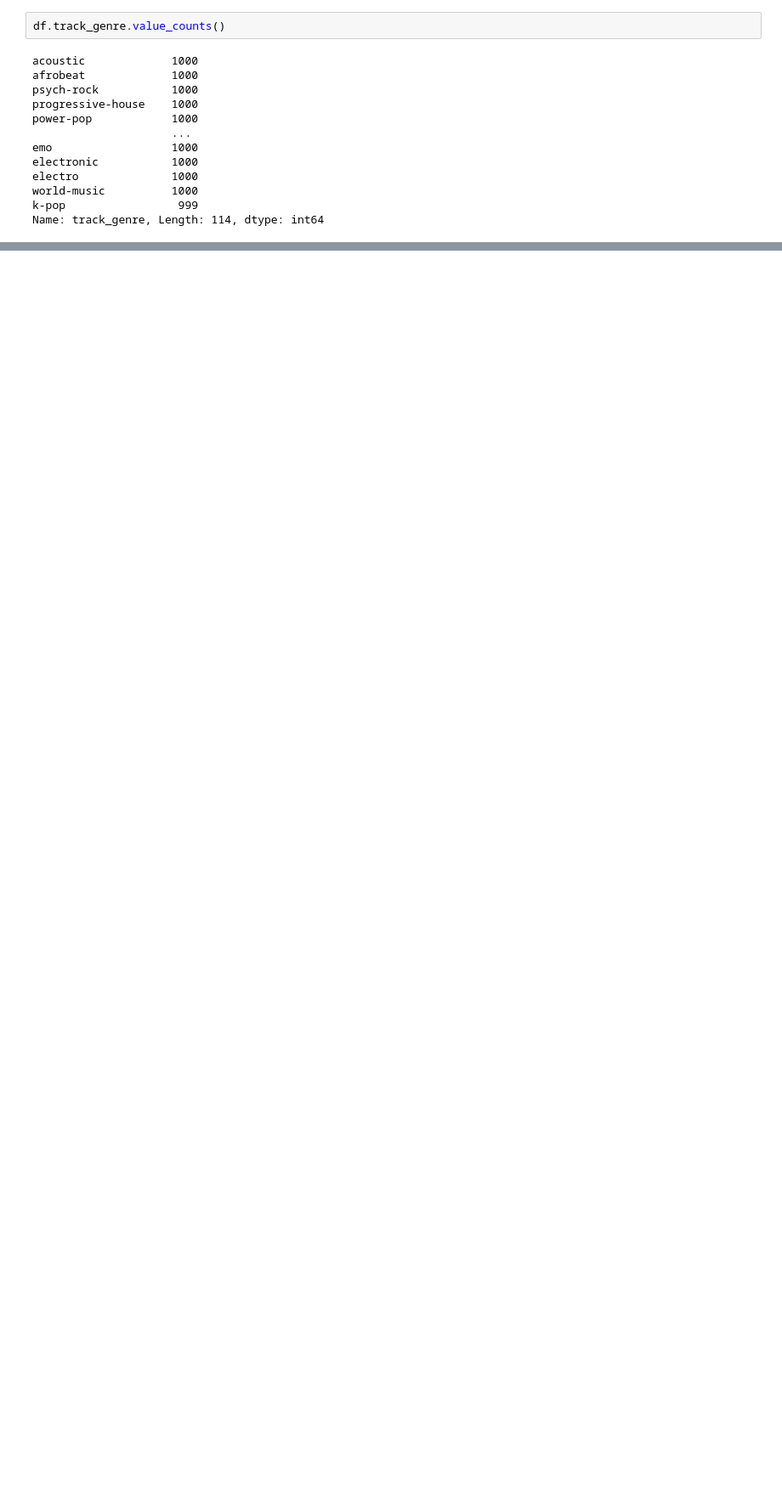
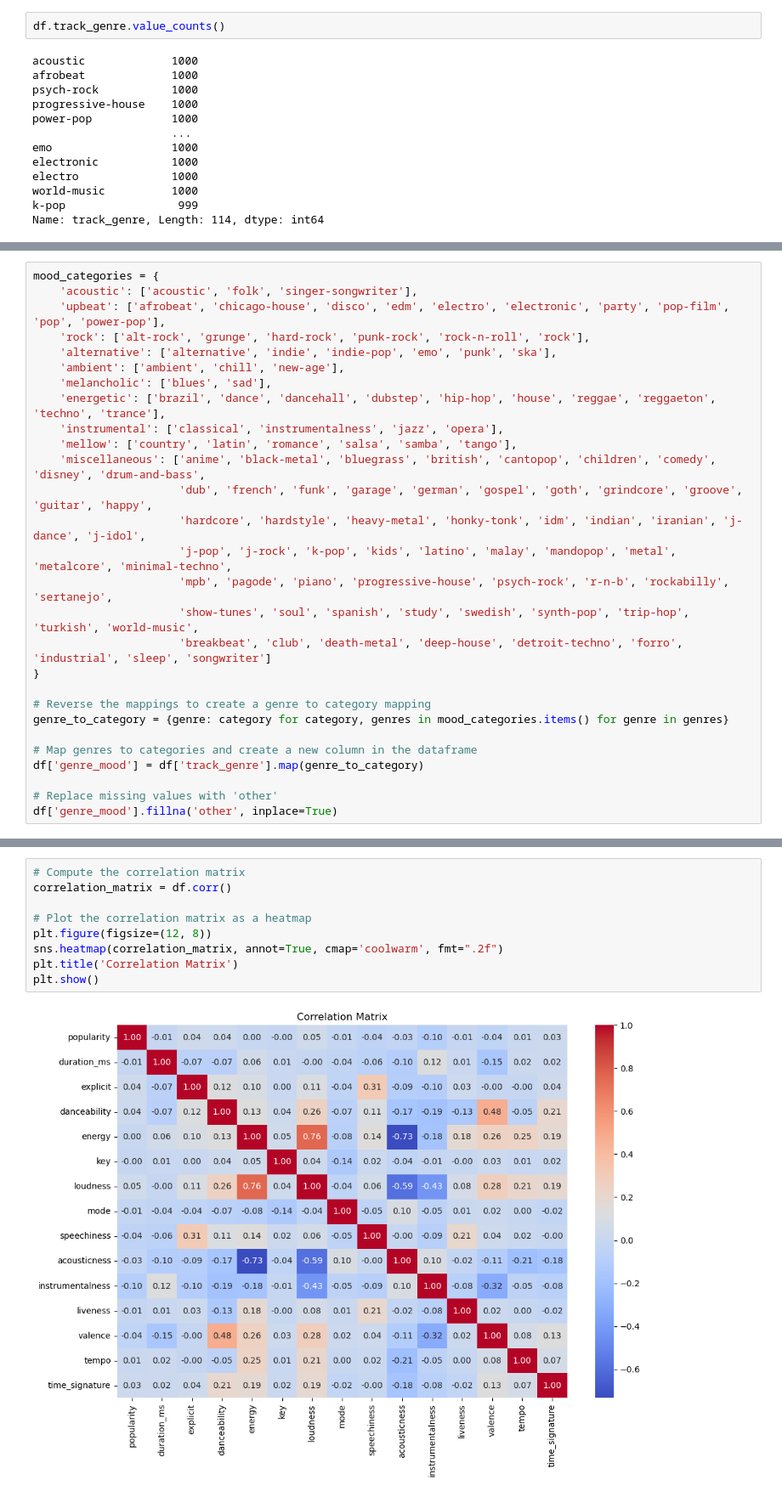
Before and after one commit to HannahSRaju/ITCS5156_Project, a Jupyter notebook: MusicRecommendation.ipynb, the cells around one changed output, grey strips where cells are left out. Shown at 85% size. Drawn from its saved outputs; the diff is of its cells as text; blank space fills up the shorter version.

```diff
--- a/MusicRecommendation.ipynb
+++ b/MusicRecommendation.ipynb
@@ -149,0 +272,28 @@ df.artists.nunique()
+# %%
+mood_categories = {
+    'acoustic': ['acoustic', 'folk', 'singer-songwriter'],
+    'upbeat': ['afrobeat', 'chicago-house', 'disco', 'edm', 'electro', 'electronic', 'party', 'pop-film', 'pop', 'power-pop'],
+    'rock': ['alt-rock', 'grunge', 'hard-rock', 'punk-rock', 'rock-n-roll', 'rock'],
+    'alternative': ['alternative', 'indie', 'indie-pop', 'emo', 'punk', 'ska'],
+    'ambient': ['ambient', 'chill', 'new-age'],
+    'melancholic': ['blues', 'sad'],
+    'energetic': ['brazil', 'dance', 'dancehall', 'dubstep', 'hip-hop', 'house', 'reggae', 'reggaeton', 'techno', 'trance'],
+    'instrumental': ['classical', 'instrumentalness', 'jazz', 'opera'],
+    'mellow': ['country', 'latin', 'romance', 'salsa', 'samba', 'tango'],
+    'miscellaneous': ['anime', 'black-metal', 'bluegrass', 'british', 'cantopop', 'children', 'comedy', 'disney', 'drum-and-bass',
+                      'dub', 'french', 'funk', 'garage', 'german', 'gospel', 'goth', 'grindcore', 'groove', 'guitar', 'happy',
+                      'hardcore', 'hardstyle', 'heavy-metal', 'honky-tonk', 'idm', 'indian', 'iranian', 'j-dance', 'j-idol',
+                      'j-pop', 'j-rock', 'k-pop', 'kids', 'latino', 'malay', 'mandopop', 'metal', 'metalcore', 'minimal-techno',
+                      'mpb', 'pagode', 'piano', 'progressive-house', 'psych-rock', 'r-n-b', 'rockabilly', 'sertanejo',
+                      'show-tunes', 'soul', 'spanish', 'study', 'swedish', 'synth-pop', 'trip-hop', 'turkish', 'world-music',
+                      'breakbeat', 'club', 'death-metal', 'deep-house', 'detroit-techno', 'forro', 'industrial', 'sleep', 'songwriter']
+}
+
+# Reverse the mappings to create a genre to category mapping
+genre_to_category = {genre: category for category, genres in mood_categories.items() for genre in genres}
+
+# Map genres to categories and create a new column in the dataframe
+df['genre_mood'] = df['track_genre'].map(genre_to_category)
+
+# Replace missing values with 'other'
+df['genre_mood'].fillna('other', inplace=True)
@@ -149,0 +347,11 @@ df.artists.nunique()
+# %%
+# Compute the correlation matrix
+correlation_matrix = df.corr()
+
+# Plot the correlation matrix as a heatmap
+plt.figure(figsize=(12, 8))
+sns.heatmap(correlation_matrix, annot=True, cmap='coolwarm', fmt=".2f")
+plt.title('Correlation Matrix')
+plt.show()
+# %% [output]
+[figure, added]
```
Also changed, not shown: parts of 27 cells of this notebook.
